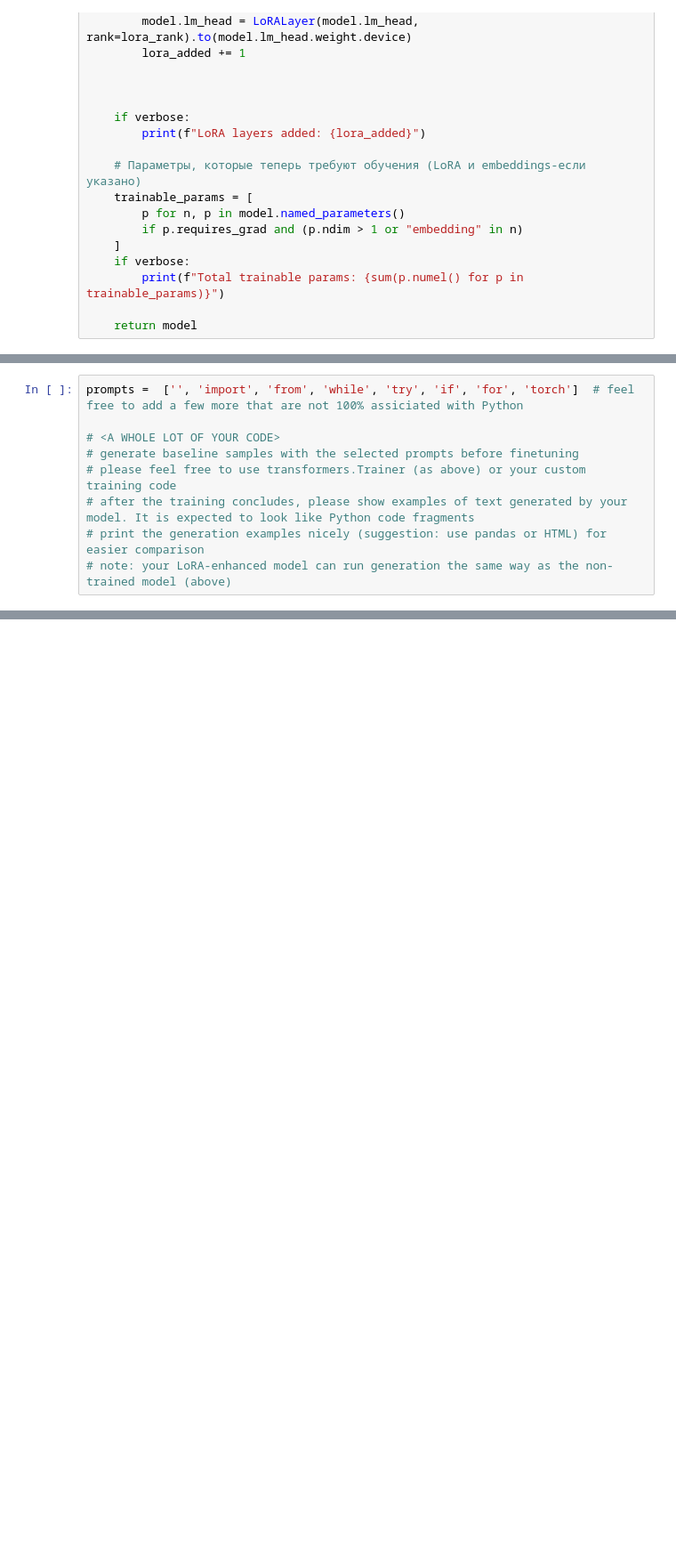
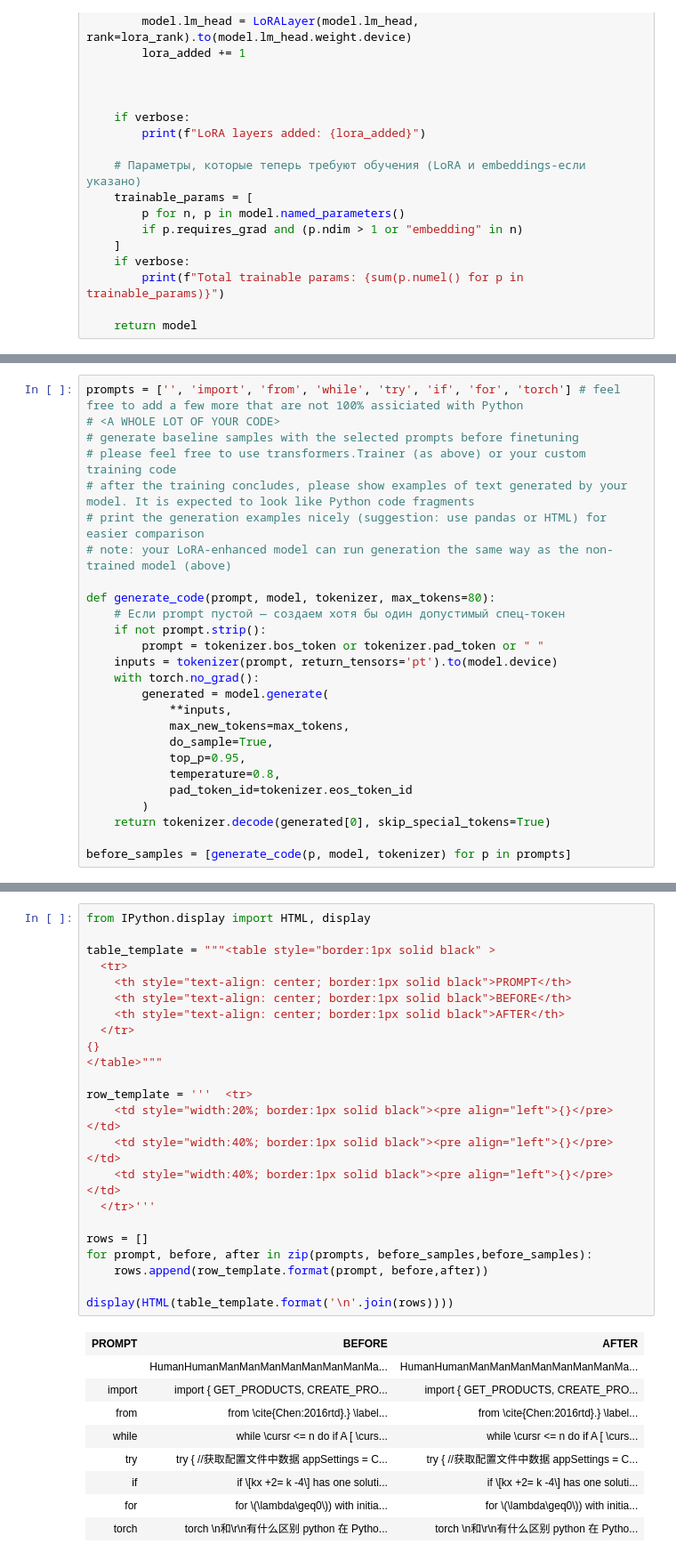
Before and after one commit to krottttt/Portfolio, a Jupyter notebook: week07_finetuning/seminar.ipynb, the cells around one changed output, grey strips where cells are left out. Shown: that part at 89% size. Drawn from its saved outputs; the diff is of its cells as text; blank space fills up the shorter version.

```diff
--- a/week07_finetuning/seminar.ipynb
+++ b/week07_finetuning/seminar.ipynb
@@ -531,9 +515,26 @@ model = apply_lora_to_linear_layers(model, rank=4, target_modules=('mlp.c_fc', '
 # %%
-prompts =  ['', 'import', 'from', 'while', 'try', 'if', 'for', 'torch']  # feel free to add a few more that are not 100% assiciated with Python
-
+prompts = ['', 'import', 'from', 'while', 'try', 'if', 'for', 'torch'] # feel free to add a few more that are not 100% assiciated with Python
 # <A WHOLE LOT OF YOUR CODE>
 # generate baseline samples with the selected prompts before finetuning
 # please feel free to use transformers.Trainer (as above) or your custom training code
 # after the training concludes, please show examples of text generated by your model. It is expected to look like Python code fragments
 # print the generation examples nicely (suggestion: use pandas or HTML) for easier comparison
 # note: your LoRA-enhanced model can run generation the same way as the non-trained model (above)
+
+def generate_code(prompt, model, tokenizer, max_tokens=80):
+    # Если prompt пустой — создаем хотя бы один допустимый спец-токен
+    if not prompt.strip():
+        prompt = tokenizer.bos_token or tokenizer.pad_token or " "
+    inputs = tokenizer(prompt, return_tensors='pt').to(model.device)
+    with torch.no_grad():
+        generated = model.generate(
+            **inputs,
+            max_new_tokens=max_tokens,
+            do_sample=True,
+            top_p=0.95,
+            temperature=0.8,
+            pad_token_id=tokenizer.eos_token_id
+        )
+    return tokenizer.decode(generated[0], skip_special_tokens=True)
+
+before_samples = [generate_code(p, model, tokenizer) for p in prompts]
@@ -540,3 +589,36 @@ prompts =  ['', 'import', 'from', 'while', 'try', 'if', 'for', 'torch']  # feel
+# %%
+from IPython.display import HTML, display
+
+table_template = """<table style="border:1px solid black" >
+  <tr>
+    <th style="text-align: center; border:1px solid black">PROMPT</th>
+    <th style="text-align: center; border:1px solid black">BEFORE</th>
+    <th style="text-align: center; border:1px solid black">AFTER</th>
+  </tr>
+{}
+</table>"""
+
+row_template = '''  <tr>
+    <td style="width:20%; border:1px solid black"><pre align="left">{}</pre></td>
+    <td style="width:40%; border:1px solid black"><pre align="left">{}</pre></td>
+    <td style="width:40%; border:1px solid black"><pre align="left">{}</pre></td>
+  </tr>'''
+
+rows = []
+for prompt, before, after in zip(prompts, before_samples,before_samples):
+    rows.append(row_template.format(prompt, before,after))
+
+display(HTML(table_template.format('\n'.join(rows))))
+# %% [output]
+| PROMPT | BEFORE | AFTER |
+|  | HumanHumanManManManManManManManMa... | HumanHumanManManManManManManManMa... |
+| import | import { GET_PRODUCTS, CREATE_PRO... | import { GET_PRODUCTS, CREATE_PRO... |
+| from | from \cite{Chen:2016rtd}.} \label... | from \cite{Chen:2016rtd}.} \label... |
+| while | while \cursr <= n do if A [ \curs... | while \cursr <= n do if A [ \curs... |
+| try | try { //获取配置文件中数据 appSettings = C... | try { //获取配置文件中数据 appSettings = C... |
+| if | if \[kx +2= k -4\] has one soluti... | if \[kx +2= k -4\] has one soluti... |
+| for | for \(\lambda\geq0\)) with initia... | for \(\lambda\geq0\)) with initia... |
+| torch | torch \n和\r\n有什么区别 python 在 Pytho... | torch \n和\r\n有什么区别 python 在 Pytho... |
 # %%
 # This template helps to compare generated code samples in pretty table form
 # feel free to present your work in other forms
```
Also changed, not shown: parts of 7 cells of this notebook.
